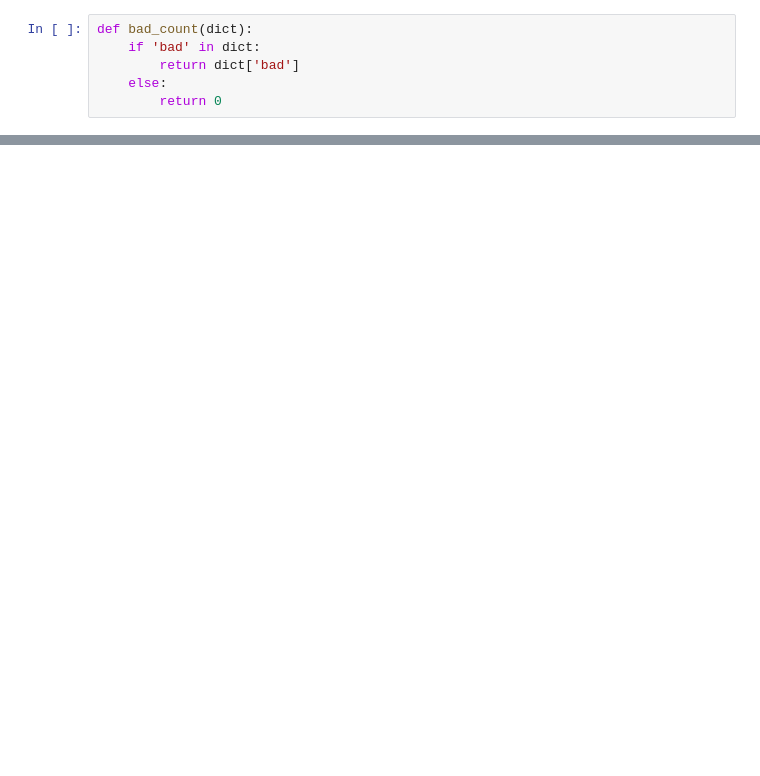
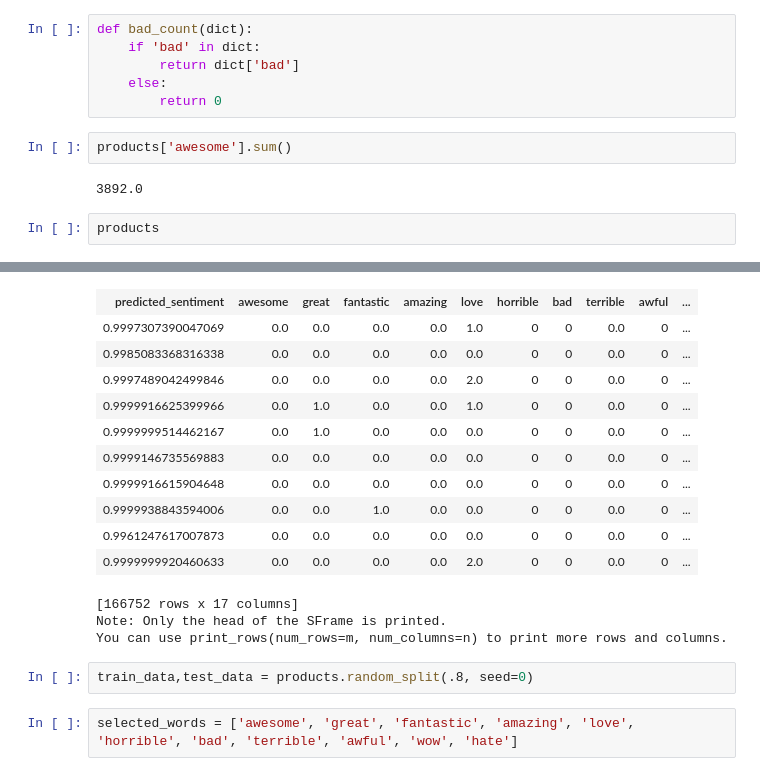
Before and after one commit to oscardduar/DataScience2_AmaznClasification, a Jupyter notebook: FND03-NB01.ipynb, the cells around one changed output, grey strips where cells are left out. Saved outputs shown, nothing was run; the diff lists cells and outputs as text; blank space fills up the shorter version.

```diff
--- a/FND03-NB01.ipynb
+++ b/FND03-NB01.ipynb
@@ -462,3 +461,10 @@ def bad_count(dict):
         return dict['bad']
     else:
         return 0
+# %%
+products['awesome'].sum()
+# %% [output]
+3892.0
+# %%
+products
+# %% [output]
@@ -464,0 +482,18 @@ def bad_count(dict):
+| predicted_sentiment | awesome | great | fantastic | amazing | love | horrible | bad | terrible | awful | ... |
+| 0.9997307390047069 | 0.0 | 0.0 | 0.0 | 0.0 | 1.0 | 0 | 0 | 0.0 | 0 | ... |
+| 0.9985083368316338 | 0.0 | 0.0 | 0.0 | 0.0 | 0.0 | 0 | 0 | 0.0 | 0 | ... |
+| 0.9997489042499846 | 0.0 | 0.0 | 0.0 | 0.0 | 2.0 | 0 | 0 | 0.0 | 0 | ... |
+| 0.9999916625399966 | 0.0 | 1.0 | 0.0 | 0.0 | 1.0 | 0 | 0 | 0.0 | 0 | ... |
+| 0.9999999514462167 | 0.0 | 1.0 | 0.0 | 0.0 | 0.0 | 0 | 0 | 0.0 | 0 | ... |
+| 0.9999146735569883 | 0.0 | 0.0 | 0.0 | 0.0 | 0.0 | 0 | 0 | 0.0 | 0 | ... |
+| 0.9999916615904648 | 0.0 | 0.0 | 0.0 | 0.0 | 0.0 | 0 | 0 | 0.0 | 0 | ... |
+| 0.9999938843594006 | 0.0 | 0.0 | 1.0 | 0.0 | 0.0 | 0 | 0 | 0.0 | 0 | ... |
+| 0.9961247617007873 | 0.0 | 0.0 | 0.0 | 0.0 | 0.0 | 0 | 0 | 0.0 | 0 | ... |
+| 0.9999999920460633 | 0.0 | 0.0 | 0.0 | 0.0 | 2.0 | 0 | 0 | 0.0 | 0 | ... |
+[166752 rows x 17 columns]
+Note: Only the head of the SFrame is printed.
+You can use print_rows(num_rows=m, num_columns=n) to print more rows and columns.
+# %%
+train_data,test_data = products.random_split(.8, seed=0)
+# %%
+selected_words = ['awesome', 'great', 'fantastic', 'amazing', 'love', 'horrible', 'bad', 'terrible', 'awful', 'wow', 'hate']
```
Also changed, not shown: parts of 9 cells of this notebook.
